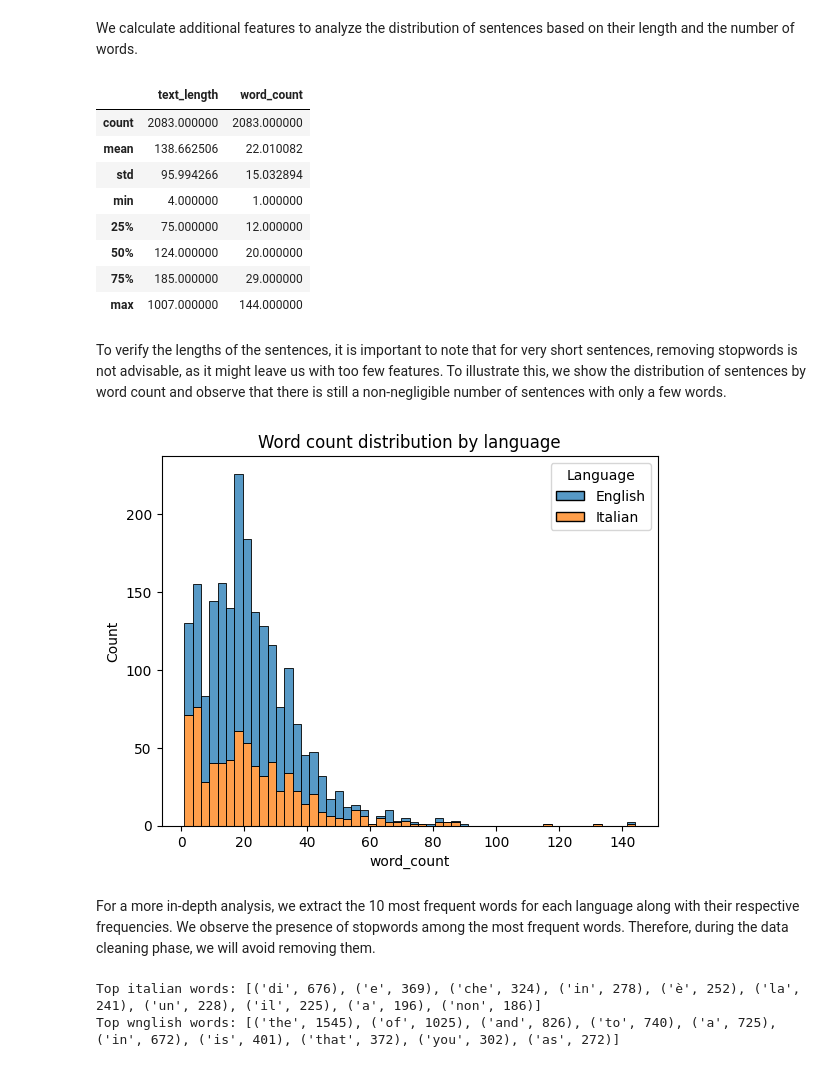
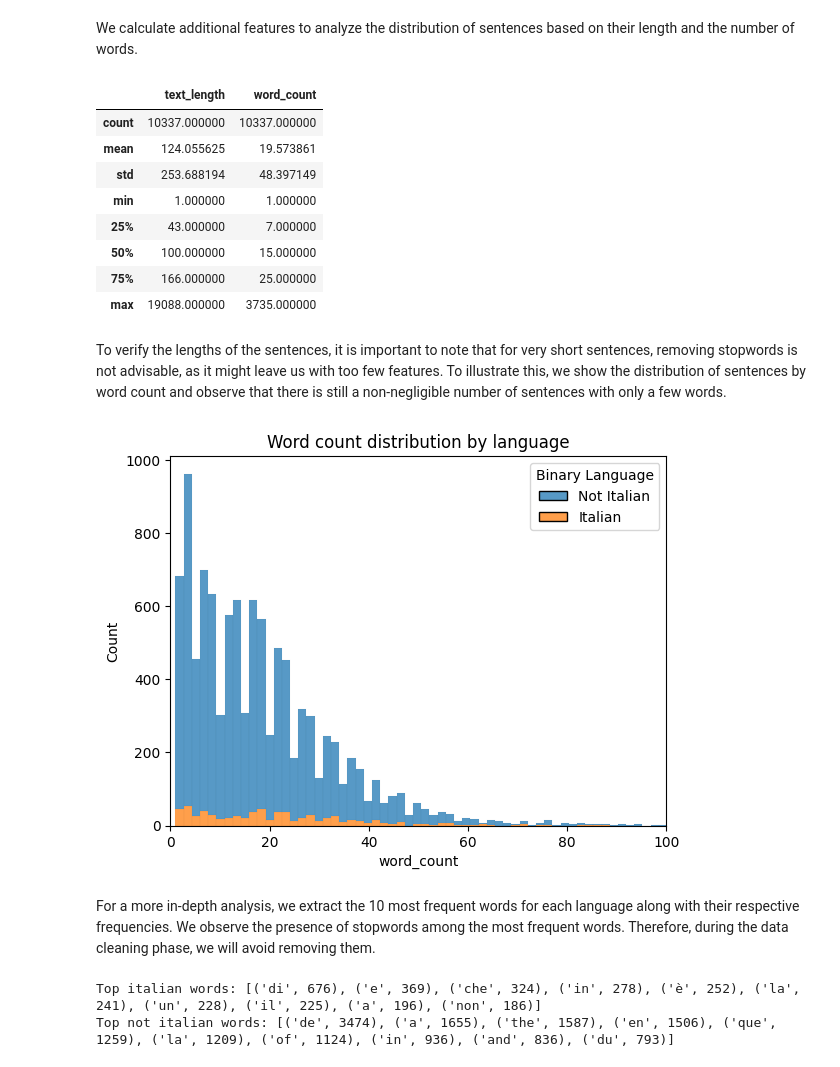
Before and after one commit to Simone-Smaldore/Language-Classifier, a Jupyter notebook: notebooks/1-Data_exploration.ipynb, the cells around one changed output. Saved outputs shown, nothing was run; the diff lists cells and outputs as text; code cells hidden in the pictures.

```diff
--- a/notebooks/1-Data_exploration.ipynb
+++ b/notebooks/1-Data_exploration.ipynb
@@ -28,2 +43,2 @@ For this particular problem problem, we want to create a binary classifier to di
 # %%
-df_iteng = df[(df["Language"] == "Italian") | (df["Language"] == "English")].copy()
+df["Binary Language"] = df["Language"].apply(lambda x: "Italian" if x == "Italian" else "Not Italian")
@@ -64,30 +90,31 @@ Name: proportion, dtype: float64
 # %% [markdown]
 We calculate additional features to analyze the distribution of sentences based on their length and the number of words.
 # %%
-df_iteng["text_length"] = df_iteng["Text"].apply(len)
-df_iteng["word_count"] = df_iteng["Text"].apply(lambda x: len(str(x).split()))
+df["text_length"] = df["Text"].apply(len)
+df["word_count"] = df["Text"].apply(lambda x: len(str(x).split()))
 
-df_iteng[["text_length", "word_count"]].describe()
+df[["text_length", "word_count"]].describe()
 # %% [output]
 |  | text_length | word_count |
-| count | 2083.000000 | 2083.000000 |
-| mean | 138.662506 | 22.010082 |
-| std | 95.994266 | 15.032894 |
-| min | 4.000000 | 1.000000 |
-| 25% | 75.000000 | 12.000000 |
-| 50% | 124.000000 | 20.000000 |
-| 75% | 185.000000 | 29.000000 |
-| max | 1007.000000 | 144.000000 |
+| count | 10337.000000 | 10337.000000 |
+| mean | 124.055625 | 19.573861 |
+| std | 253.688194 | 48.397149 |
+| min | 1.000000 | 1.000000 |
+| 25% | 43.000000 | 7.000000 |
+| 50% | 100.000000 | 15.000000 |
+| 75% | 166.000000 | 25.000000 |
+| max | 19088.000000 | 3735.000000 |
 # %% [markdown]
 
 
 To verify the lengths of the sentences, it is important to note that for very short sentences, removing stopwords is not advisable, as it might leave us with too few features. To illustrate this, we show the distribution of sentences by word count and observe that there is still a non-negligible number of sentences with only a few words.
 # %%
-sns.histplot(data=df_iteng, x="word_count", bins="auto", hue="Language", multiple="stack")
+sns.histplot(data=df, x="word_count", bins="auto", hue="Binary Language", multiple="stack")
 plt.title("Word count distribution by language")
+plt.xlim(0, 100)
 plt.show()
 # %% [output]
-[figure, old version]
+[figure, new version]
 # %% [markdown]
 For a more in-depth analysis, we extract the 10 most frequent words for each language along with their respective frequencies. We observe the presence of stopwords among the most frequent words. Therefore, during the data cleaning phase, we will avoid removing them.
 # %%
@@ -108,13 +135,13 @@ def get_top_words(df: pd.DataFrame, language: str, n: int=10) -> list[tuple[str,
         list[tuple[str, int]]: A list of tuples containing the most frequent words and their counts.
 
     """
-    texts: pd.Series = df[df["Language"] == language]["Text"]
+    texts: pd.Series = df[df["Binary Language"] == language]["Text"]
     words: list[str] = " ".join(texts).lower().split()
     return Counter(words).most_common(n)
 
 
-print(f"Top italian words: {get_top_words(df_iteng, 'Italian')}")
-print(f"Top wnglish words: {get_top_words(df_iteng, 'English')}")
+print(f"Top italian words: {get_top_words(df, 'Italian')}")
+print(f"Top not italian words: {get_top_words(df, 'Not Italian')}")
 # %% [output]
 Top italian words: [('di', 676), ('e', 369), ('che', 324), ('in', 278), ('è', 252), ('la', 241), ('un', 228), ('il', 225), ('a', 196), ('non', 186)]
-Top wnglish words: [('the', 1545), ('of', 1025), ('and', 826), ('to', 740), ('a', 725), ('in', 672), ('is', 401), ('that', 372), ('you', 302), ('as', 272)]
+Top not italian words: [('de', 3474), ('a', 1655), ('the', 1587), ('en', 1506), ('que', 1259), ('la', 1209), ('of', 1124), ('in', 936), ('and', 836), ('du', 793)]
```
Also changed, not shown: parts of 8 cells of this notebook, 21 other files.
